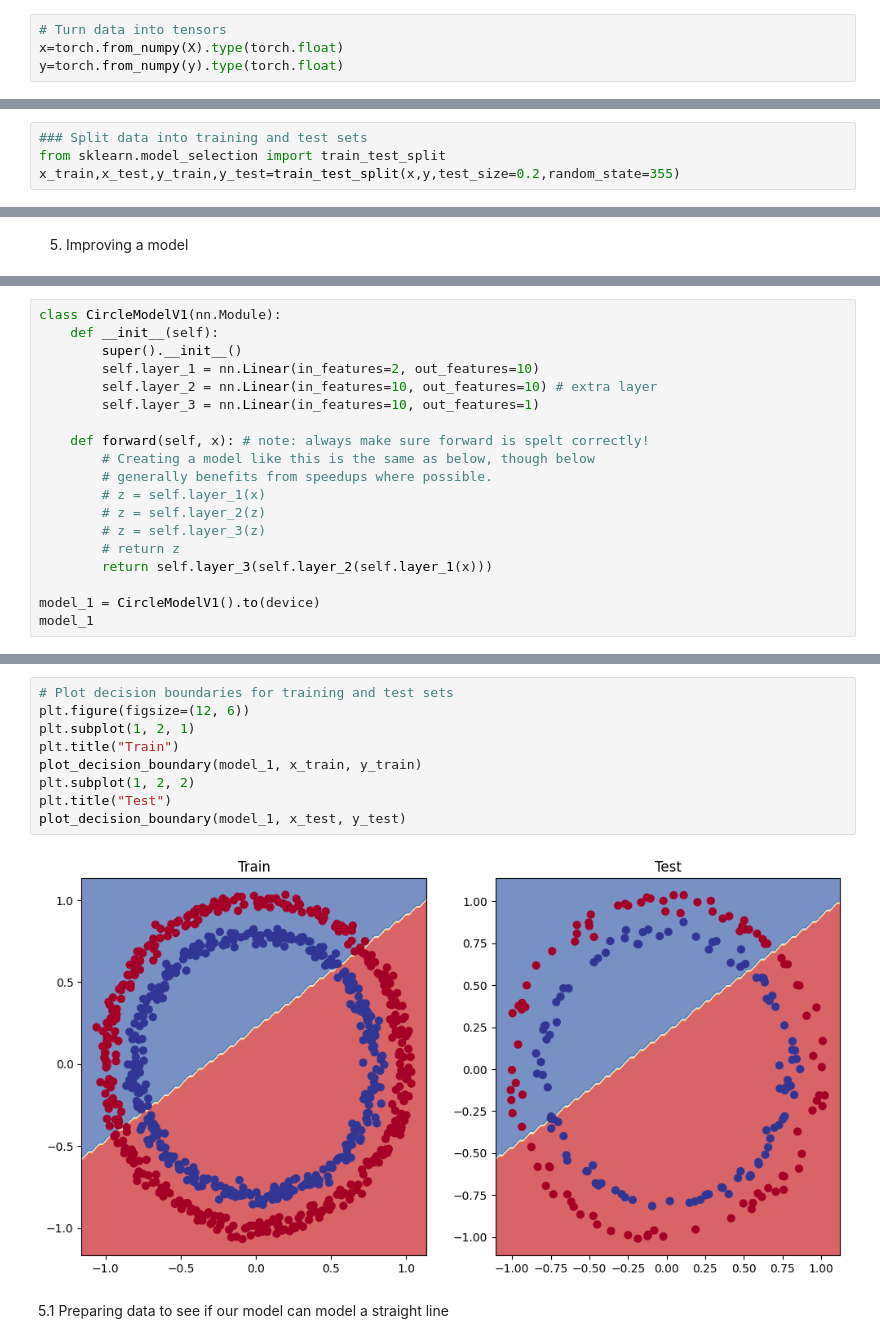
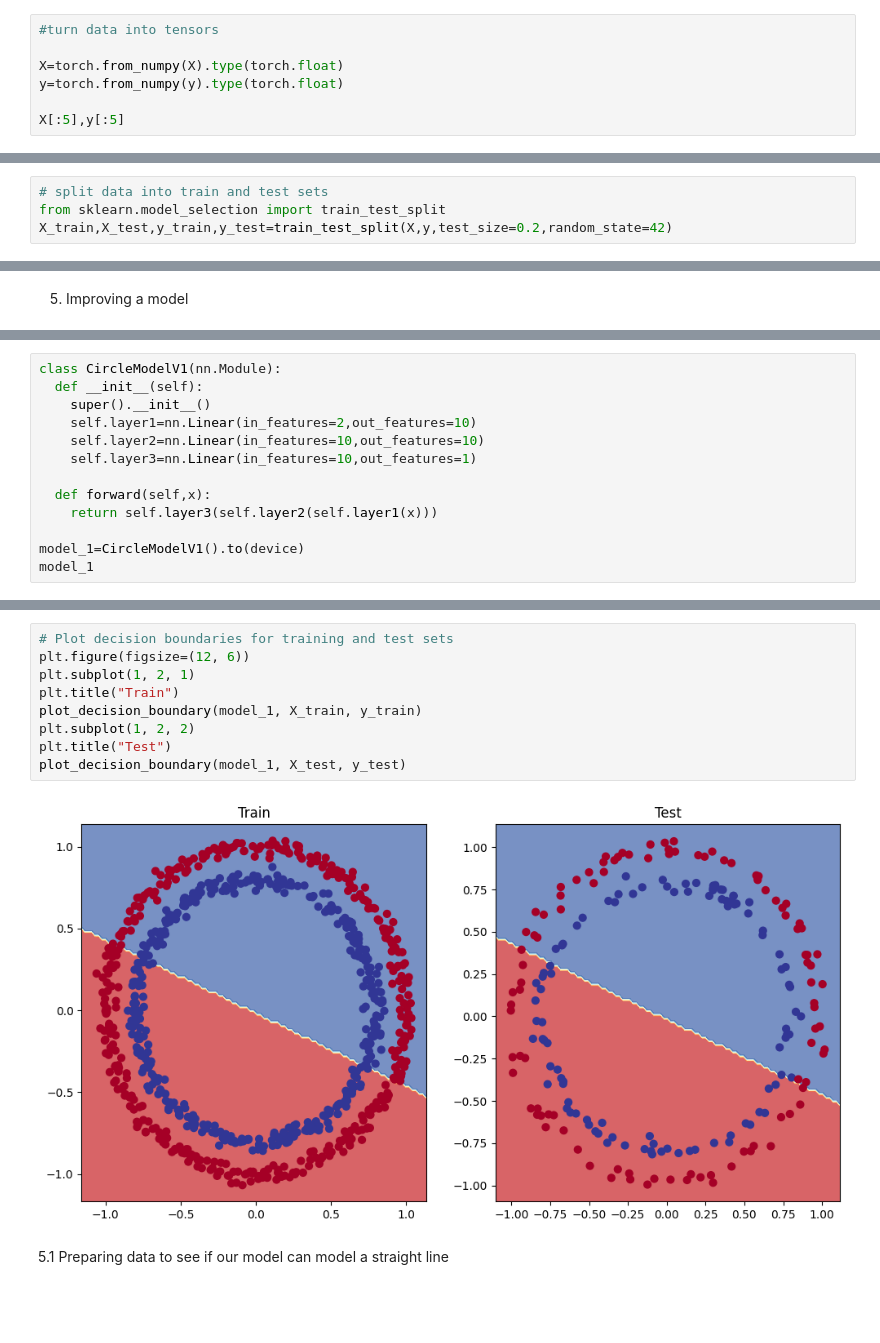
Before and after one commit to Rajnishmaurya/PyTorch-for-Deep-Learning, a Jupyter notebook: 02_Pytorch_Neural_Network_Classification.ipynb, the cells around one changed output, grey strips where cells are left out. Cells and saved outputs as stored; diff of their text form; blank space fills up the shorter version.

```diff
--- a/02_Pytorch_Neural_Network_Classification.ipynb
+++ b/02_Pytorch_Neural_Network_Classification.ipynb
@@ -106,6 +117,9 @@ type(X),X.dtype
 # %% [output]
 (numpy.ndarray, dtype('float64'))
 # %%
-# Turn data into tensors
-x=torch.from_numpy(X).type(torch.float)
+#turn data into tensors
+
+X=torch.from_numpy(X).type(torch.float)
 y=torch.from_numpy(y).type(torch.float)
+
+X[:5],y[:5]
@@ -133,7 +154,7 @@ type(x),type(y),x.dtype,y.dtype
 # %% [output]
 (torch.Tensor, torch.Tensor, torch.float32, torch.float32)
 # %%
-### Split data into training and test sets
+# split data into train and test sets
 from sklearn.model_selection import train_test_split
-x_train,x_test,y_train,y_test=train_test_split(x,y,test_size=0.2,random_state=355)
+X_train,X_test,y_train,y_test=train_test_split(X,y,test_size=0.2,random_state=42)
 # %%
@@ -375,21 +392,15 @@ plot_decision_boundary(model_0, x_test, y_test)
 # %%
 class CircleModelV1(nn.Module):
-    def __init__(self):
-        super().__init__()
-        self.layer_1 = nn.Linear(in_features=2, out_features=10)
-        self.layer_2 = nn.Linear(in_features=10, out_features=10) # extra layer
-        self.layer_3 = nn.Linear(in_features=10, out_features=1)
+  def __init__(self):
+    super().__init__()
+    self.layer1=nn.Linear(in_features=2,out_features=10)
+    self.layer2=nn.Linear(in_features=10,out_features=10)
+    self.layer3=nn.Linear(in_features=10,out_features=1)
 
-    def forward(self, x): # note: always make sure forward is spelt correctly!
-        # Creating a model like this is the same as below, though below
-        # generally benefits from speedups where possible.
-        # z = self.layer_1(x)
-        # z = self.layer_2(z)
-        # z = self.layer_3(z)
-        # return z
-        return self.layer_3(self.layer_2(self.layer_1(x)))
+  def forward(self,x):
+    return self.layer3(self.layer2(self.layer1(x)))
 
-model_1 = CircleModelV1().to(device)
+model_1=CircleModelV1().to(device)
 model_1
 # %% [output]
 CircleModelV1(
@@ -459,14 +467,14 @@ Epoch: 900 | Loss: 0.69277, Accuracy: 51.00% | Test loss: 0.69644, Test acc: 43.
 # %%
 # Plot decision boundaries for training and test sets
 plt.figure(figsize=(12, 6))
 plt.subplot(1, 2, 1)
 plt.title("Train")
-plot_decision_boundary(model_1, x_train, y_train)
+plot_decision_boundary(model_1, X_train, y_train)
 plt.subplot(1, 2, 2)
 plt.title("Test")
-plot_decision_boundary(model_1, x_test, y_test)
+plot_decision_boundary(model_1, X_test, y_test)
 # %% [output]
-[figure, old version]
+[figure, new version]
 # %% [markdown]
 5.1 Preparing data to see if our model can model a straight line
 # %%
```
Also changed, not shown: parts of 40 cells of this notebook, 1 other file.
